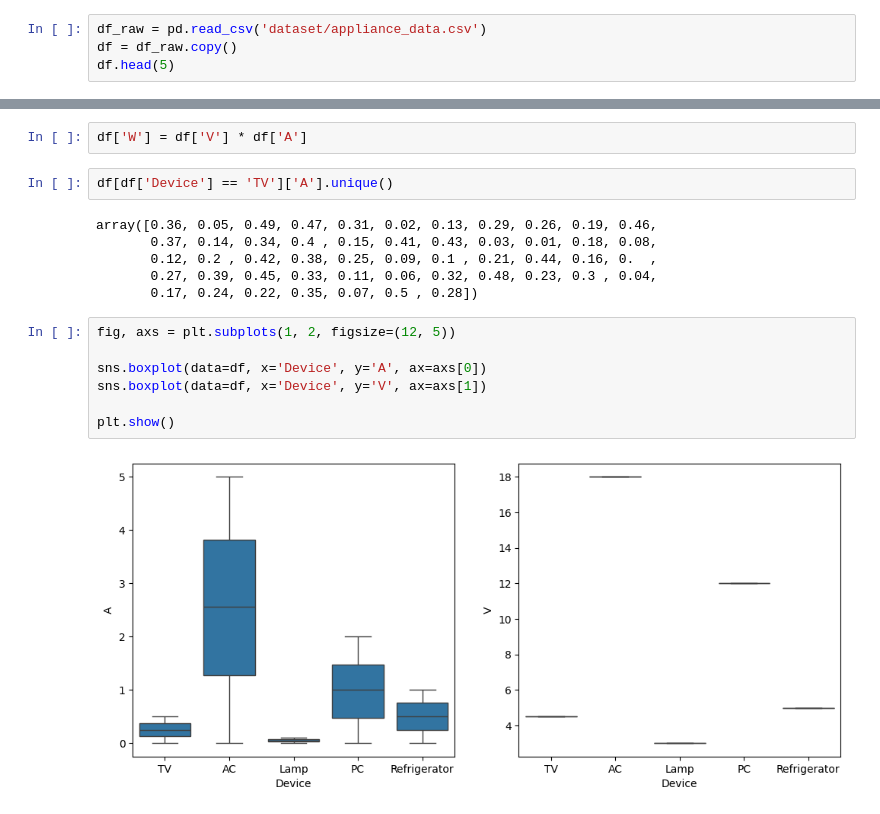
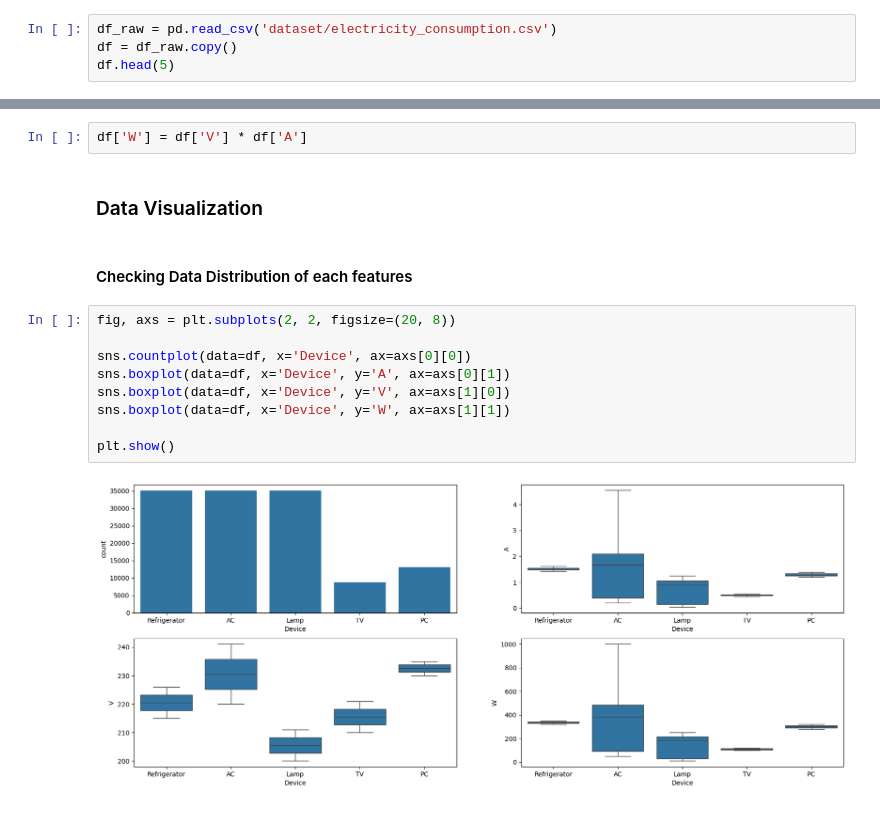
Before and after one commit to daandeey/ElectriCast, a Jupyter notebook: EDA.ipynb, the cells around one changed output, grey strips where cells are left out. Cells and saved outputs as stored; diff of their text form.

```diff
--- a/EDA.ipynb
+++ b/EDA.ipynb
@@ -5,5 +23,5 @@ import matplotlib.pyplot as plt
 # %%
-df_raw = pd.read_csv('dataset/appliance_data.csv')
+df_raw = pd.read_csv('dataset/electricity_consumption.csv')
 df = df_raw.copy()
 df.head(5)
 # %% [output]
@@ -42,19 +88,17 @@ df.rename(columns={'Voltage (V)': 'V',
 # %%
 df['W'] = df['V'] * df['A']
-# %%
-df[df['Device'] == 'TV']['A'].unique()
-# %% [output]
-array([0.36, 0.05, 0.49, 0.47, 0.31, 0.02, 0.13, 0.29, 0.26, 0.19, 0.46,
-       0.37, 0.14, 0.34, 0.4 , 0.15, 0.41, 0.43, 0.03, 0.01, 0.18, 0.08,
-       0.12, 0.2 , 0.42, 0.38, 0.25, 0.09, 0.1 , 0.21, 0.44, 0.16, 0.  ,
-       0.27, 0.39, 0.45, 0.33, 0.11, 0.06, 0.32, 0.48, 0.23, 0.3 , 0.04,
-       0.17, 0.24, 0.22, 0.35, 0.07, 0.5 , 0.28])
+# %% [markdown]
+### Data Visualization
+# %% [markdown]
+#### Checking Data Distribution of each features
 # %%
-fig, axs = plt.subplots(1, 2, figsize=(12, 5))
+fig, axs = plt.subplots(2, 2, figsize=(20, 8))
 
-sns.boxplot(data=df, x='Device', y='A', ax=axs[0])
-sns.boxplot(data=df, x='Device', y='V', ax=axs[1])
+sns.countplot(data=df, x='Device', ax=axs[0][0])
+sns.boxplot(data=df, x='Device', y='A', ax=axs[0][1])
+sns.boxplot(data=df, x='Device', y='V', ax=axs[1][0])
+sns.boxplot(data=df, x='Device', y='W', ax=axs[1][1])
 
 plt.show()
 # %% [output]
-[figure, old version]
+[figure, new version]
```
Also changed, not shown: parts of 36 cells of this notebook.
